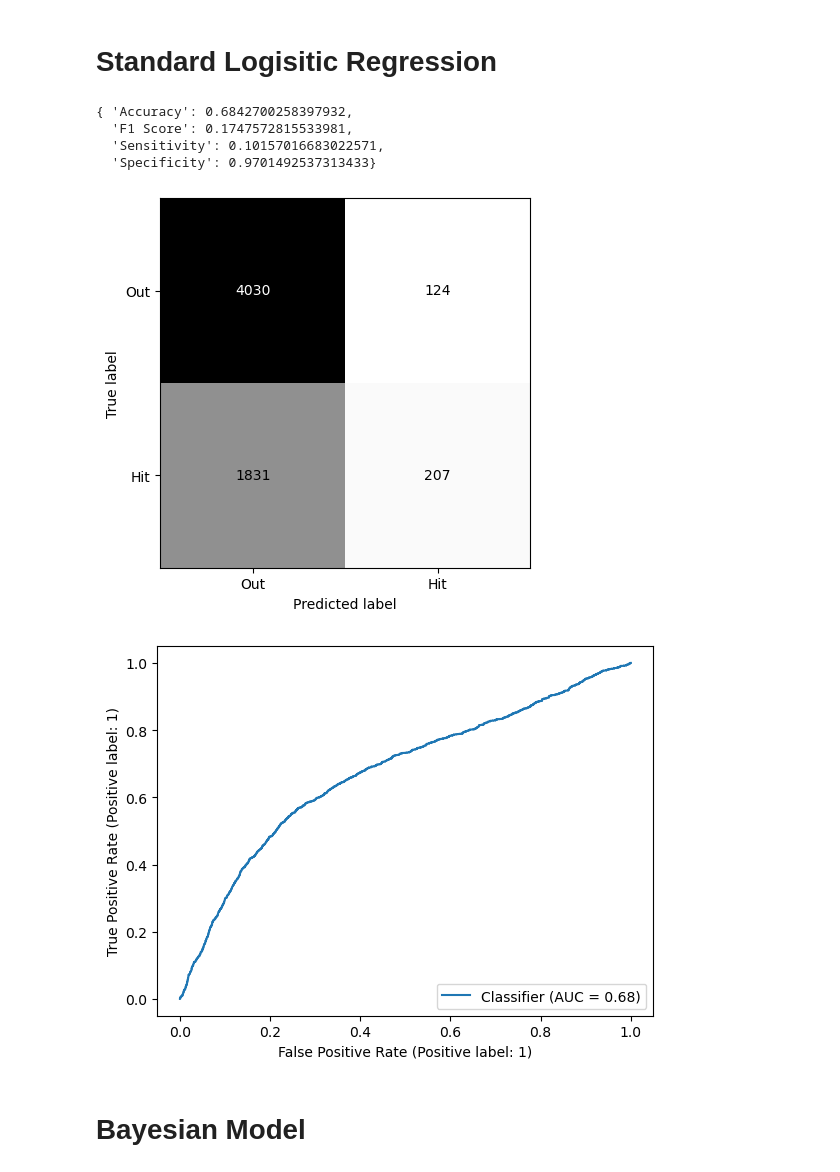
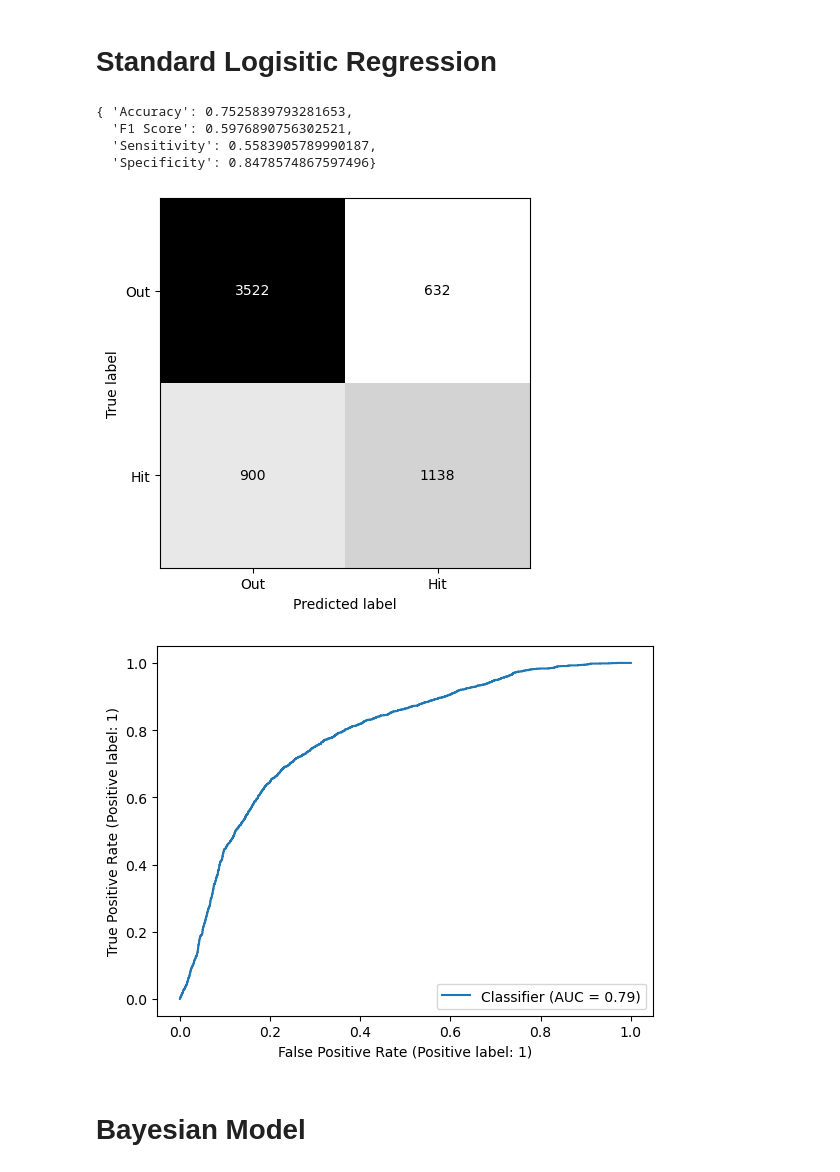
Before and after one commit to mattbbernstein/bayes-hit-probability, a Jupyter notebook: Modelling.ipynb, the cells around one changed output. Cells and saved outputs as stored; diff of their text form; code cells hidden in the pictures.

Commit message:
Added hit distance model and interactions in EDA

```diff
--- a/Modelling.ipynb
+++ b/Modelling.ipynb
@@ -86,23 +86,23 @@ Statcast    0.800388     0.606968     0.895282  0.666846
 # %% [markdown]
 # Standard Logisitic Regression
 # %%
-speed_angle_train = X_train[["launch_speed", "launch_angle"]]
-# speed_angle_train["interaction"] = speed_angle_train["launch_angle"] * speed_angle_train["launch_speed"]
-speed_angle_test = X_test[["launch_speed", "launch_angle"]]
-# speed_angle_test["interaction"] = speed_angle_test["launch_angle"] * speed_angle_test["launch_speed"]
+speed_angle_train = X_train[["launch_speed", "launch_angle", "hit_distance_sc"]].copy()
+speed_angle_train["interaction"] = speed_angle_train.loc[:,"launch_angle"] * speed_angle_train.loc[:,"hit_distance_sc"]
+speed_angle_test = X_test[["launch_speed", "launch_angle", "hit_distance_sc"]].copy()
+speed_angle_test["interaction"] = speed_angle_test.loc[:,"launch_angle"] * speed_angle_test.loc[:,"hit_distance_sc"]
 logit_model = LogisticRegression().fit(speed_angle_train, y_train)
 logit_pred = logit_model.predict_proba(speed_angle_test)
 logit_pred = [p[1] for p in logit_pred]
 
 ConfusionMatrixDisplay.from_predictions(y_test, np.round(logit_pred), display_labels=["Out", "Hit"], colorbar=False, cmap="binary");
 RocCurveDisplay.from_predictions(y_test, logit_pred);
 pp.pprint(cm_scores(y_test, np.round(logit_pred)))
 # %% [output]
-{ 'Accuracy': 0.6842700258397932,
-  'F1 Score': 0.1747572815533981,
-  'Sensitivity': 0.10157016683022571,
-  'Specificity': 0.9701492537313433}
+{ 'Accuracy': 0.7525839793281653,
+  'F1 Score': 0.5976890756302521,
+  'Sensitivity': 0.5583905789990187,
+  'Specificity': 0.8478574867597496}
-[figure, old version]
+[figure, new version]
-[figure, old version]
+[figure, new version]
 # %% [markdown]
 # Bayesian Model
```
Also changed, not shown: parts of 9 cells of this notebook, 1 other file.
